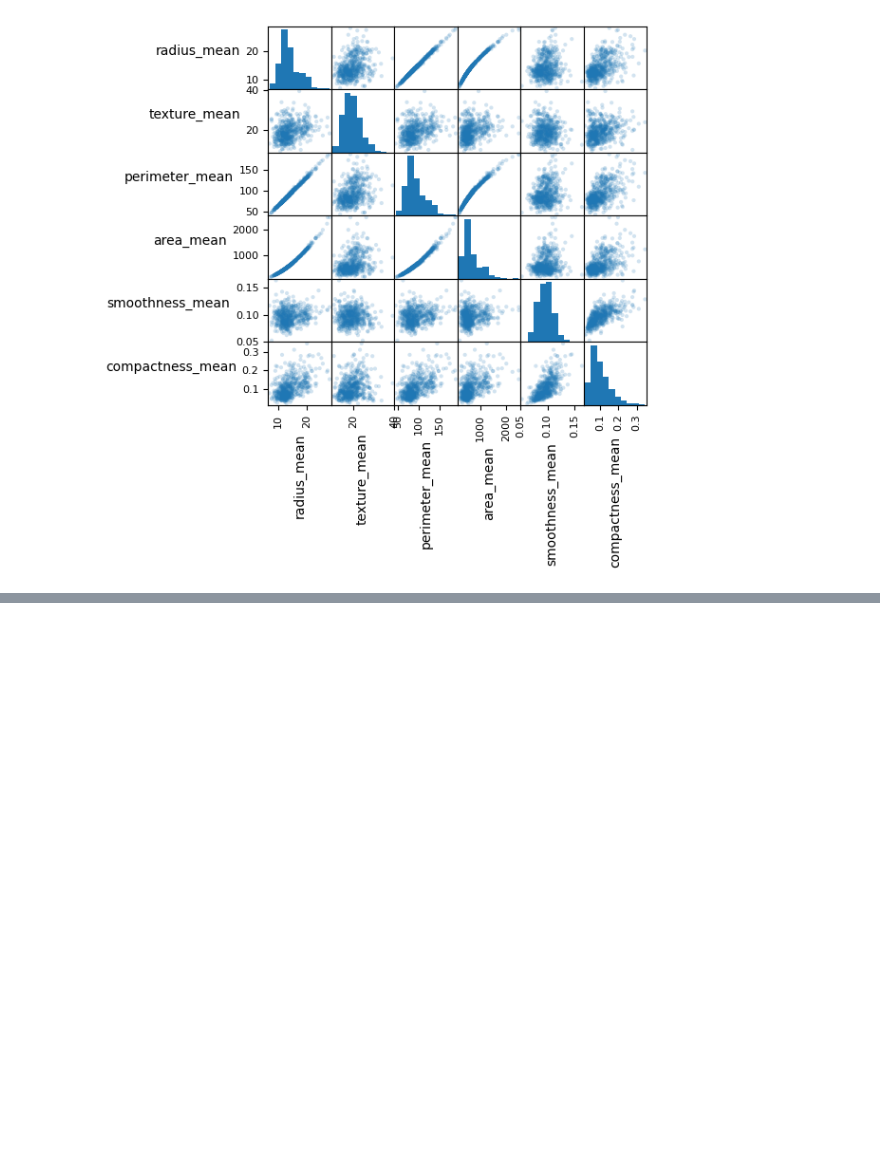
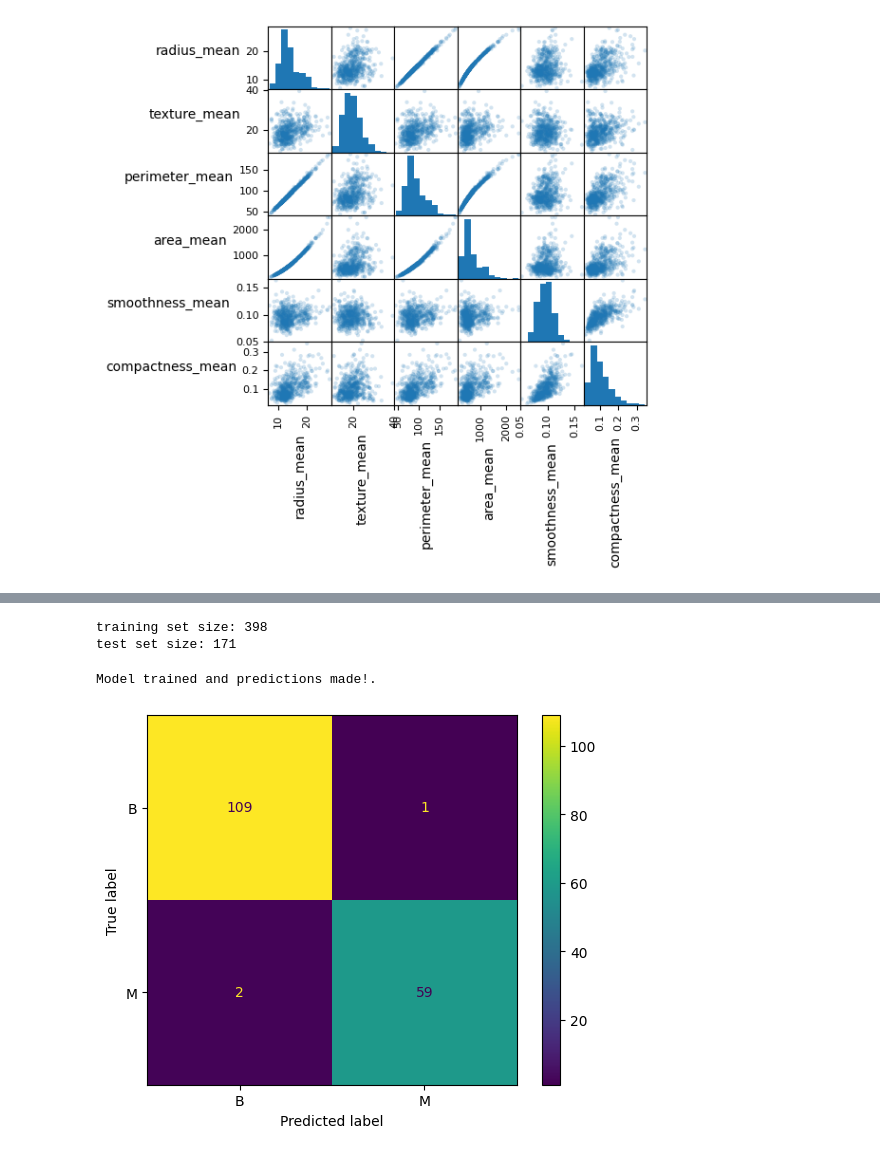
Before and after one commit to Patrick0481/Data-mining-2025-course, a Jupyter notebook: Week2.ipynb, the cells around one changed output, grey strips where cells are left out. Saved outputs shown, nothing was run; the diff lists cells and outputs as text; code cells hidden in the pictures; blank space fills up the shorter version.

```diff
--- a/Week2.ipynb
+++ b/Week2.ipynb
@@ -41,0 +59,6 @@ memory usage: 142.4+ KB
+# %%
+from pandas.core.arrays.categorical import CategoricalDtype
+
+catType = CategoricalDtype(categories=["B", "M"], ordered=False)
+cleanDF["diagnosis"] = cleanDF["diagnosis"].astype(catType)
+cleanDF["diagnosis"]
@@ -41,0 +119,6 @@ memory usage: 142.4+ KB
+# %%
+excluded = ["diagnosis"]  # list of columns to exclude
+# X = cleanDF.loc[:, ~cleanDF.columns.isin(excluded)]
+X = cleanDF.drop(excluded, axis=1)
+X = X.apply(normalize, axis=0)
+X[["radius_mean", "area_mean", "smoothness_mean"]].describe()
@@ -41,0 +135,40 @@ memory usage: 142.4+ KB
+# %%
+from sklearn.model_selection import train_test_split
+
+y = cleanDF["diagnosis"]
+X_train, X_test, y_train, y_test = train_test_split(
+    X, y, test_size=0.3, random_state=42
+)
+#check sizes of training and test sets
+#The must be equal to the original data set size
+
+print(f'training set size: {len(X_train)}')
+print(f'test set size: {len(X_test)}')
+# %% [output]
+training set size: 398
+test set size: 171
+# %%
+from sklearn.neighbors import KNeighborsClassifier
+
+knn = KNeighborsClassifier(n_neighbors=5)
+knn.fit(X_train.iloc[:,:15], y_train)
+# # make predictions on the test set
+
+y_pred = knn.predict(X_test.iloc[:,:15])
+
+print("Model trained and predictions made!.")
+# %% [output]
+Model trained and predictions made!.
+# %%
+from sklearn.metrics import confusion_matrix
+from sklearn.metrics import ConfusionMatrixDisplay
+
+cm = confusion_matrix(y_test, y_pred, labels=knn.classes_)
+cm
+
+disp = ConfusionMatrixDisplay(confusion_matrix=cm, display_labels=knn.classes_)
+disp.plot()
+
+plt.show()
+# %% [output]
+[figure, added]
```
Also changed, not shown: parts of 7 cells of this notebook.
